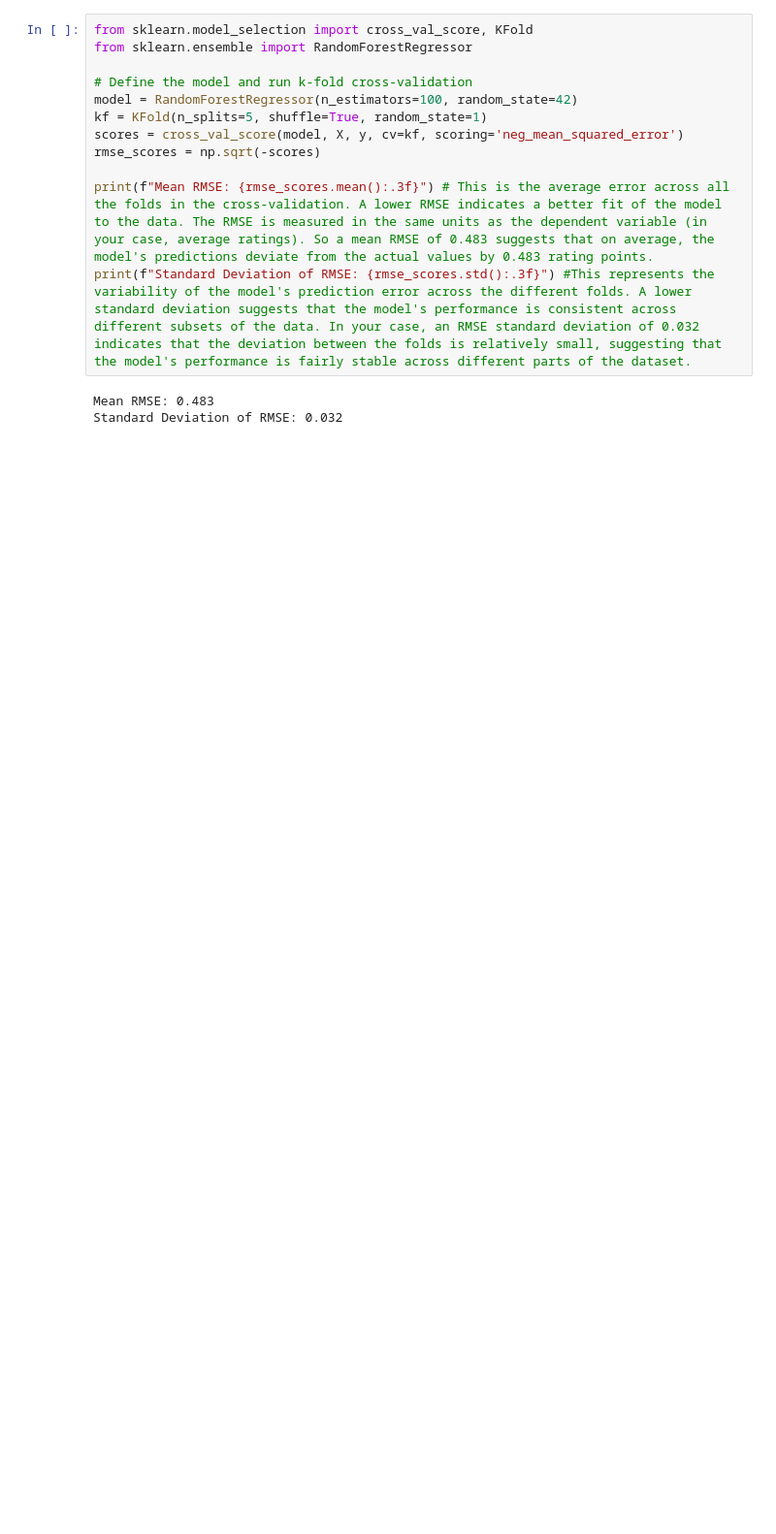
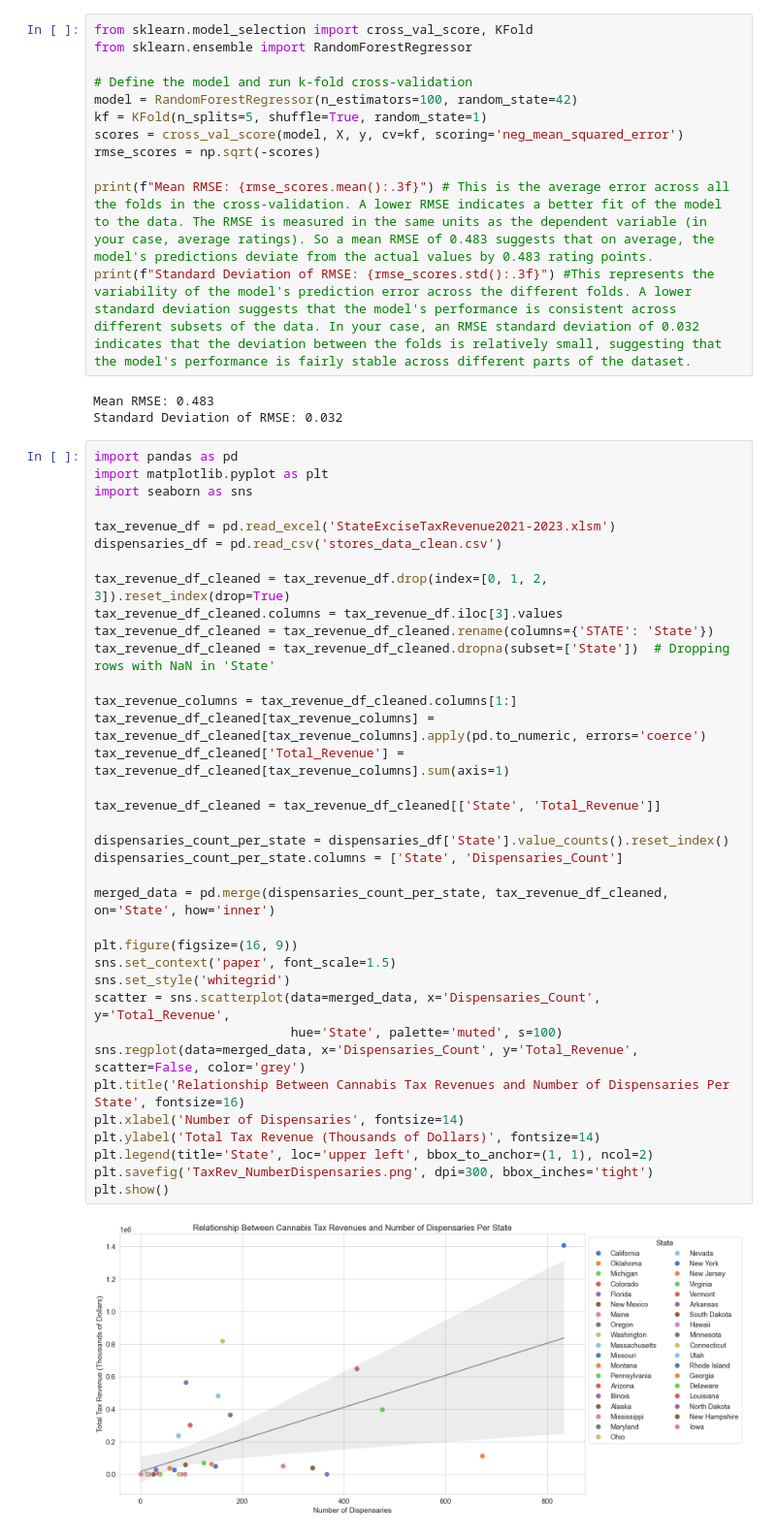
Before and after one commit to kduggirala/eclab, a Jupyter notebook: figures.ipynb, the cells around one changed output. Shown at 97% size. Saved outputs shown, nothing was run; the diff lists cells and outputs as text; blank space fills up the shorter version.

Commit message:
update figures and cleaning

```diff
--- a/figures.ipynb
+++ b/figures.ipynb
@@ -237,3 +237,41 @@ print(f"Standard Deviation of RMSE: {rmse_scores.std():.3f}") #This represents t
 # %% [output]
 Mean RMSE: 0.483
 Standard Deviation of RMSE: 0.032
+# %%
+import pandas as pd
+import matplotlib.pyplot as plt
+import seaborn as sns
+
+tax_revenue_df = pd.read_excel('StateExciseTaxRevenue2021-2023.xlsm')
+dispensaries_df = pd.read_csv('stores_data_clean.csv')
+
+tax_revenue_df_cleaned = tax_revenue_df.drop(index=[0, 1, 2, 3]).reset_index(drop=True)
+tax_revenue_df_cleaned.columns = tax_revenue_df.iloc[3].values
+tax_revenue_df_cleaned = tax_revenue_df_cleaned.rename(columns={'STATE': 'State'})
+tax_revenue_df_cleaned = tax_revenue_df_cleaned.dropna(subset=['State'])  # Dropping rows with NaN in 'State'
+
+tax_revenue_columns = tax_revenue_df_cleaned.columns[1:]
+tax_revenue_df_cleaned[tax_revenue_columns] = tax_revenue_df_cleaned[tax_revenue_columns].apply(pd.to_numeric, errors='coerce')
+tax_revenue_df_cleaned['Total_Revenue'] = tax_revenue_df_cleaned[tax_revenue_columns].sum(axis=1)
+
+tax_revenue_df_cleaned = tax_revenue_df_cleaned[['State', 'Total_Revenue']]
+
+dispensaries_count_per_state = dispensaries_df['State'].value_counts().reset_index()
+dispensaries_count_per_state.columns = ['State', 'Dispensaries_Count']
+
+merged_data = pd.merge(dispensaries_count_per_state, tax_revenue_df_cleaned, on='State', how='inner')
+
+plt.figure(figsize=(16, 9))
+sns.set_context('paper', font_scale=1.5)
+sns.set_style('whitegrid')
+scatter = sns.scatterplot(data=merged_data, x='Dispensaries_Count', y='Total_Revenue',
+                          hue='State', palette='muted', s=100)
+sns.regplot(data=merged_data, x='Dispensaries_Count', y='Total_Revenue', scatter=False, color='grey')
+plt.title('Relationship Between Cannabis Tax Revenues and Number of Dispensaries Per State', fontsize=16)
+plt.xlabel('Number of Dispensaries', fontsize=14)
+plt.ylabel('Total Tax Revenue (Thousands of Dollars)', fontsize=14)
+plt.legend(title='State', loc='upper left', bbox_to_anchor=(1, 1), ncol=2)
+plt.savefig('TaxRev_NumberDispensaries.png', dpi=300, bbox_inches='tight')
+plt.show()
+# %% [output]
+[figure, added]
```
Also changed, not shown: 2 other files.
